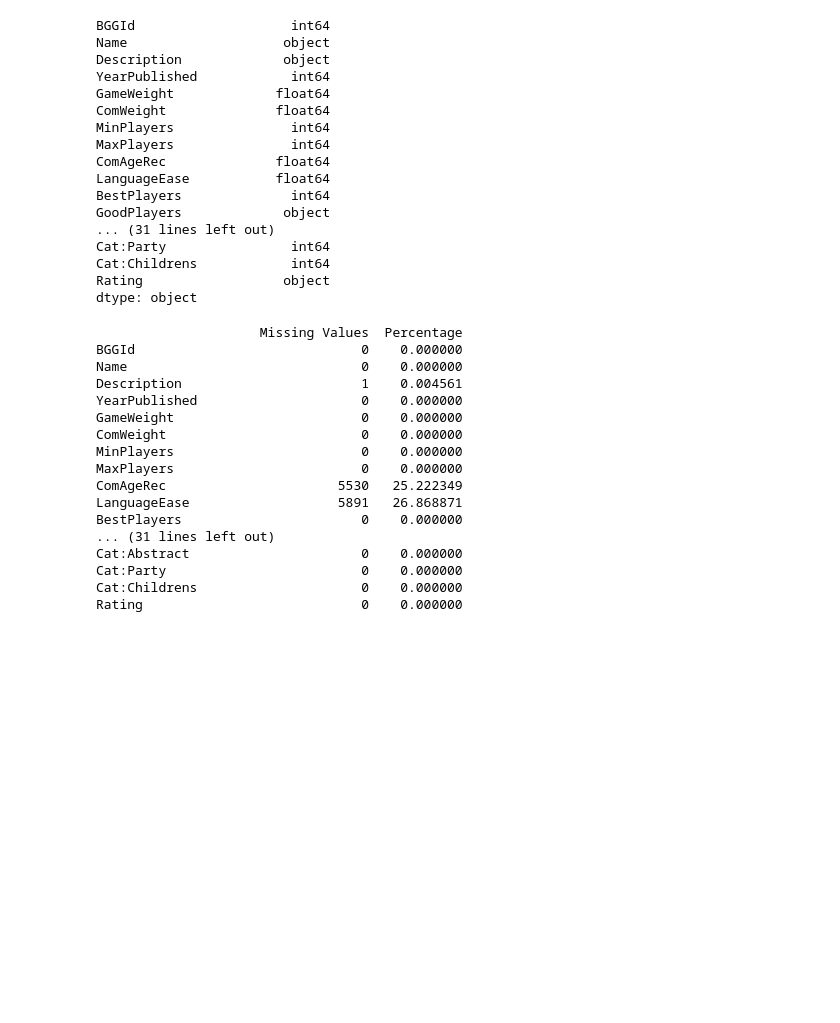
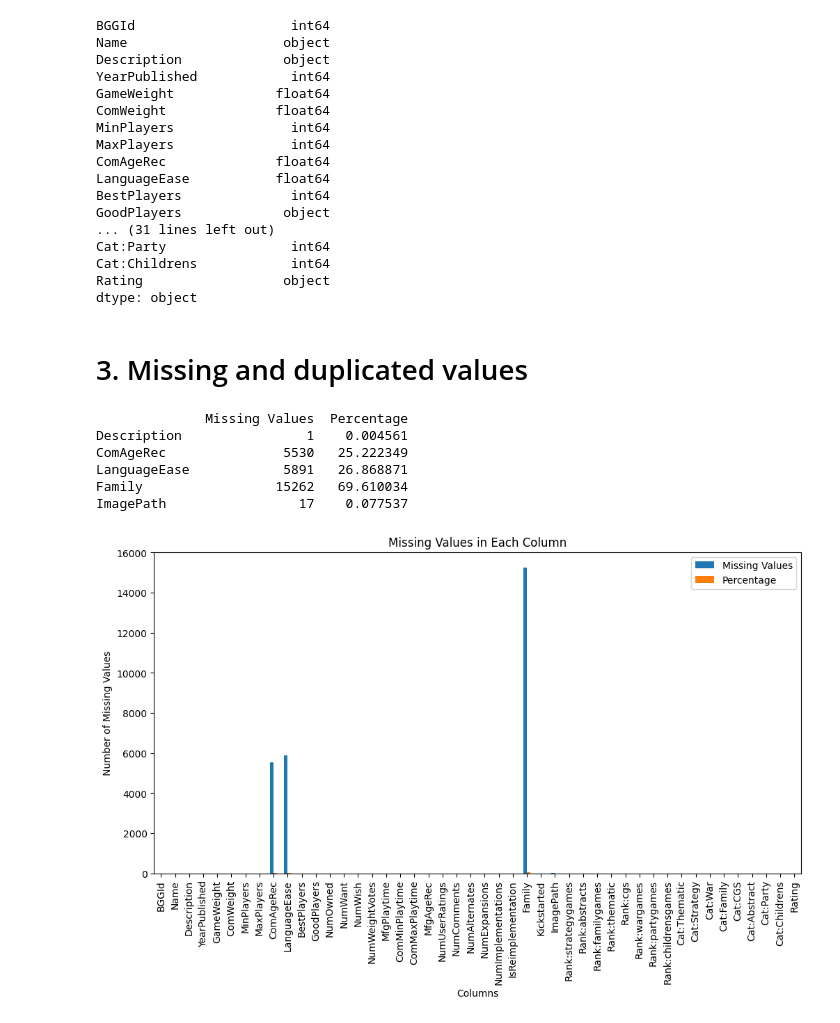
Before and after one commit to leopasq24/DataMining, a Jupyter notebook: data_understanding.ipynb, the cells around one changed output. Drawn from its saved outputs; the diff is of its cells as text; code cells hidden in the pictures; blank space fills up the shorter version.

```diff
--- a/data_understanding.ipynb
+++ b/data_understanding.ipynb
@@ -70,27 +70,24 @@ Cat:Party                int64
 Cat:Childrens            int64
 Rating                  object
 dtype: object
+# %% [markdown]
+# 3. Missing and duplicated values
 # %%
-# 2. Missing values analysis
+# Missing values analysis
 missing_values = df.isnull().sum()
-missing_values_percentage = (missing_values / len(df)) * 100
-missing_data = pd.DataFrame({'Missing Values': missing_values, 'Percentage': missing_values_percentage})
-print(missing_data)
+missing_percentage = (missing_values / len(df)) * 100
+missing_data = pd.DataFrame({'Missing Values': missing_values, 'Percentage': missing_percentage})
+print(missing_data[missing_data['Missing Values'] > 0])
+missing_data.plot(kind='bar', figsize=(12, 6))
+plt.title('Missing Values in Each Column')
+plt.xlabel('Columns')
+plt.ylabel('Number of Missing Values')
+plt.show()
 # %% [output]
-                     Missing Values  Percentage
-BGGId                             0    0.000000
-Name                              0    0.000000
-Description                       1    0.004561
-YearPublished                     0    0.000000
-GameWeight                        0    0.000000
-ComWeight                         0    0.000000
-MinPlayers                        0    0.000000
-MaxPlayers                        0    0.000000
-ComAgeRec                      5530   25.222349
-LanguageEase                   5891   26.868871
-BestPlayers                       0    0.000000
-... (31 lines left out)
-Cat:Abstract                      0    0.000000
-Cat:Party                         0    0.000000
-Cat:Childrens                     0    0.000000
-Rating                            0    0.000000
+              Missing Values  Percentage
+Description                1    0.004561
+ComAgeRec               5530   25.222349
+LanguageEase            5891   26.868871
+Family                 15262   69.610034
+ImagePath                 17    0.077537
+[figure, added]
```
Also changed, not shown: parts of 6 cells of this notebook.
